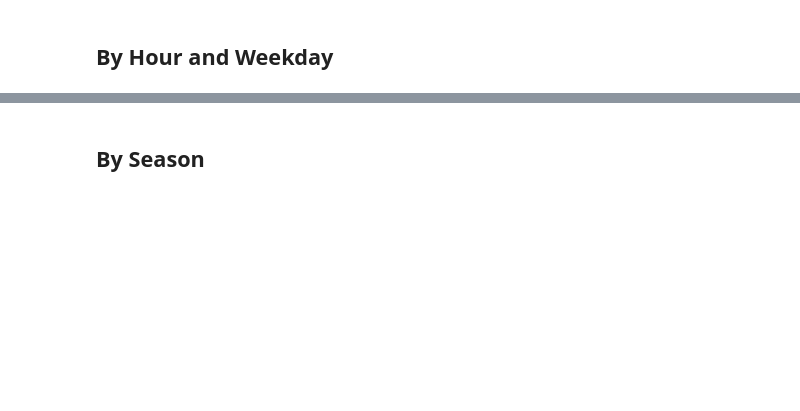
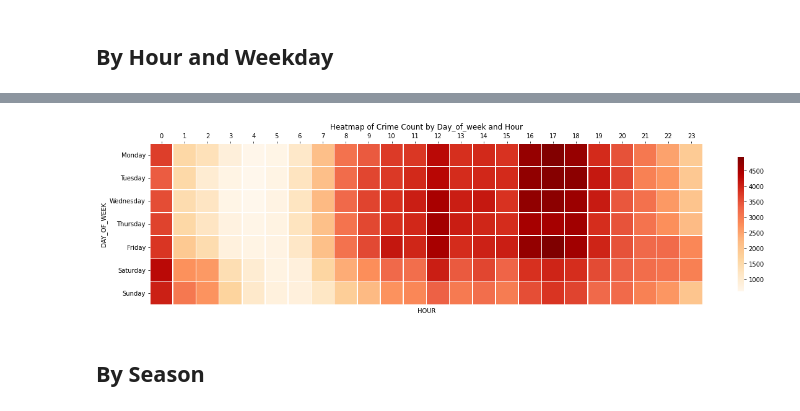
Before and after one commit to AlexVonSchwerdtner/BA780-Team6, a Jupyter notebook: Boston_Crime_Scene_Analytics.ipynb, the cells around one changed output, grey strips where cells are left out. Saved outputs shown, nothing was run; the diff lists cells and outputs as text; code cells hidden in the pictures; blank space fills up the shorter version.

```diff
--- a/Boston_Crime_Scene_Analytics.ipynb
+++ b/Boston_Crime_Scene_Analytics.ipynb
@@ -173,2 +217,11 @@ memory usage: 6.8+ KB
+# %%
+crimes_weekday_hour = Crimes_all_years.groupby(['DAY_OF_WEEK','HOUR'])['index'].aggregate('count').unstack()
+crimes_weekday_hour = crimes_weekday_hour.reindex(['Monday','Tuesday','Wednesday','Thursday','Friday','Saturday','Sunday'])
+sns.set_context({"figure.figsize":(20,20)})
+ax = sns.heatmap(crimes_weekday_hour,square=True,annot=False,fmt="d",cmap="OrRd",linewidths=0.5,cbar_kws={"shrink": 0.2})
+ax.xaxis.tick_top()
+ax.set_title('Heatmap of Crime Count by Day_of_week and Hour');
+# %% [output]
+[figure, added]
 # %% [markdown]
 ## **By Season**
```
Also changed, not shown: parts of 23 cells of this notebook.
